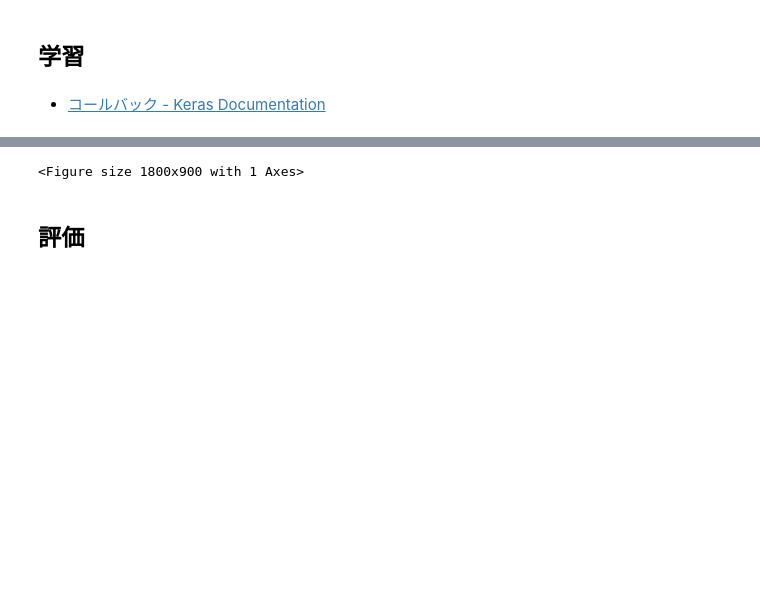
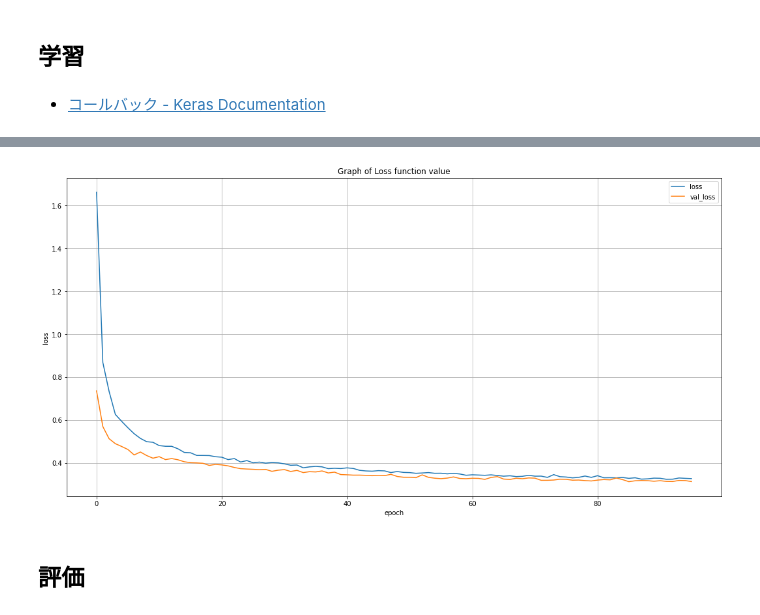
Before and after one commit to gtaiyou24/ml-algorithm, a Jupyter notebook: 深層学習/jupyter/tensorflow2.0/Kerasの使い方.ipynb, the cells around one changed output, grey strips where cells are left out. Cells and saved outputs as stored; diff of their text form; code cells hidden in the pictures; blank space fills up the shorter version.

```diff
--- a/深層学習/jupyter/tensorflow2.0/Kerasの使い方.ipynb
+++ b/深層学習/jupyter/tensorflow2.0/Kerasの使い方.ipynb
@@ -95,9 +94,9 @@ _________________________________________________________________
 # %% [markdown]
 ### Subclassing API (Model Subclassing) : 最も柔軟にモデルを構築可能
 # %%
-class MyModel(tf.keras.Model):
+class MultiLayerNenuralNet(tf.keras.Model):
     def __init__(self):
-        super(MyModel, self).__init__()
+        super(MultiLayerNenuralNet, self).__init__()
         self.flatten = tf.keras.layers.Flatten()
         self.fc1 = tf.keras.layers.Dense(10, activation='relu')
         self.dropout = tf.keras.layers.Dropout(0.2)
@@ -108,7 +107,7 @@ class MyModel(tf.keras.Model):
         x = self.dropout(x, training=training)
         return x
 
-回帰モデル = MyModel()
+多層ネットワークモデル = MultiLayerNenuralNet()
 # %% [markdown]
 ## 学習プロセスの設定
 # %% [markdown]
@@ -117,10 +116,10 @@ class MyModel(tf.keras.Model):
  - [評価関数 - Keras Documentation](https://keras.io/ja/metrics/)
 # %%
 最適化アルゴリズム = 'adam'
-損失関数 = 'mean_squared_error'
+損失関数 = 'mse'
 評価関数_list  = ['mse', 'mae']
 
-回帰モデル.compile(
+多層ネットワークモデル.compile(
     optimizer=最適化アルゴリズム,
     loss=損失関数,
     metrics=評価関数_list
@@ -133,14 +145,14 @@ class MyModel(tf.keras.Model):
 from keras.callbacks import EarlyStopping
 
 
-バッチサイズ = 200
-エポック数 = 20
-コールバックs = [
-    EarlyStopping(monitor='val_loss')
-]
+バッチサイズ = 100
+エポック数 = 1000
+# コールバックs = []
+コールバックs = [EarlyStopping(monitor='val_loss', patience=10)]  # 最低10エポックはパラメーターを更新する
 
-history = 回帰モデル.fit(
-    train_feature_df, train_teacher_ser,
+history = 多層ネットワークモデル.fit(
+    train_normed_feature_df, train_teacher_ser,
+    validation_split=0.2,
     batch_size=バッチサイズ,
     epochs=エポック数,
     callbacks=コールバックs
@@ -167 +179,4 @@ Epoch 20/20
 <tensorflow.python.keras.callbacks.History at 0x...>
+# %%
+学習推移_df = pd.DataFrame(history.history, index=history.epoch)
+学習推移_df.head()
@@ -168,16 +190,18 @@ Epoch 20/20
 # %%
 import matplotlib.pyplot as plt
 
+
 plt.figure(figsize=(18, 9))
 plt.title("Graph of Loss function value")
-plt.plot(range(エポック数), history.history['loss'], marker='.', label='loss')
+plt.plot(学習推移_df['loss'], label='loss')
+plt.plot(学習推移_df['val_loss'], label='val_loss')
 plt.legend(loc='best', fontsize=10)
 plt.grid()
 plt.xlabel('epoch')
 plt.ylabel('loss')
 plt.show()
 # %% [output]
-<Figure size 1800x900 with 1 Axes>
+[figure, added]
 # %% [markdown]
 ## 評価
 # %%
```
Also changed, not shown: parts of 22 cells of this notebook.
